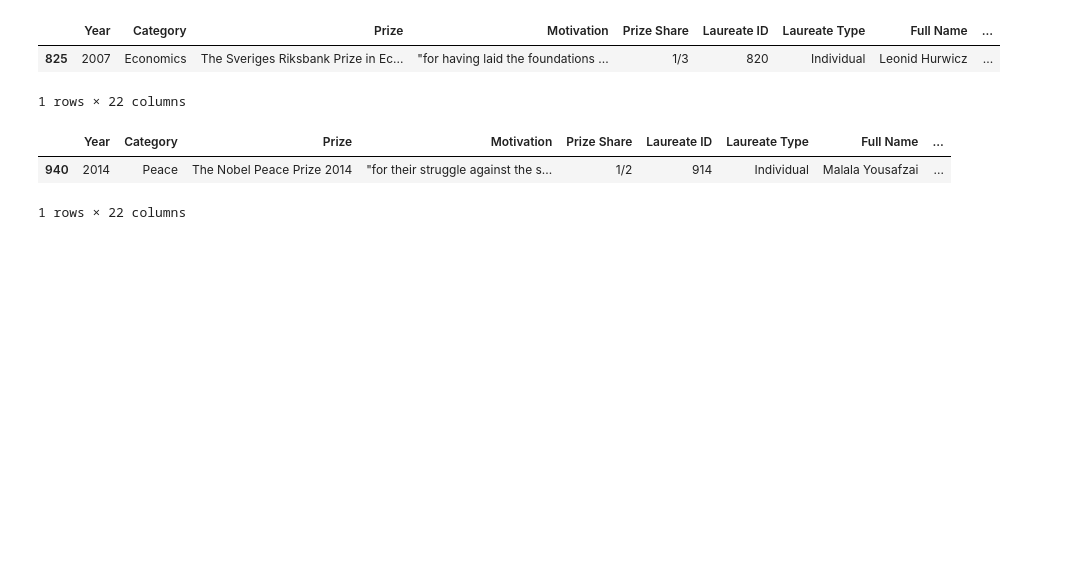
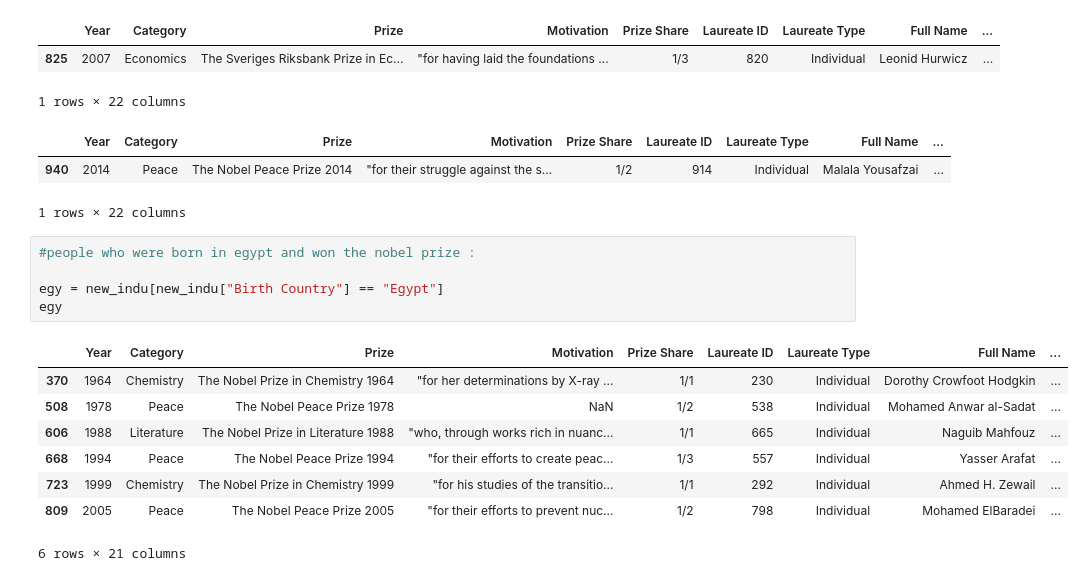
Before and after one commit to RamyR/DE-Project, a Jupyter notebook: noble_prize.ipynb, the cells around one changed output. Cells and saved outputs as stored; diff of their text form; blank space fills up the shorter version.

```diff
--- a/noble_prize.ipynb
+++ b/noble_prize.ipynb
@@ -409,3 +409,17 @@ new_indu.nsmallest(1, "Age")
 |  | Year | Category | Prize | Motivation | Prize Share | Laureate ID | Laureate Type | Full Name | ... |
 | 940 | 2014 | Peace | The Nobel Peace Prize 2014 | "for their struggle against the s... | 1/2 | 914 | Individual | Malala Yousafzai | ... |
 1 rows × 22 columns
+# %%
+#people who were born in egypt and won the nobel prize :
+
+egy = new_indu[new_indu["Birth Country"] == "Egypt"]
+egy
+# %% [output]
+|  | Year | Category | Prize | Motivation | Prize Share | Laureate ID | Laureate Type | Full Name | ... |
+| 370 | 1964 | Chemistry | The Nobel Prize in Chemistry 1964 | "for her determinations by X-ray ... | 1/1 | 230 | Individual | Dorothy Crowfoot Hodgkin | ... |
+| 508 | 1978 | Peace | The Nobel Peace Prize 1978 | NaN | 1/2 | 538 | Individual | Mohamed Anwar al-Sadat | ... |
+| 606 | 1988 | Literature | The Nobel Prize in Literature 1988 | "who, through works rich in nuanc... | 1/1 | 665 | Individual | Naguib Mahfouz | ... |
+| 668 | 1994 | Peace | The Nobel Peace Prize 1994 | "for their efforts to create peac... | 1/3 | 557 | Individual | Yasser Arafat | ... |
+| 723 | 1999 | Chemistry | The Nobel Prize in Chemistry 1999 | "for his studies of the transitio... | 1/1 | 292 | Individual | Ahmed H. Zewail | ... |
+| 809 | 2005 | Peace | The Nobel Peace Prize 2005 | "for their efforts to prevent nuc... | 1/2 | 798 | Individual | Mohamed ElBaradei | ... |
+6 rows × 21 columns
```
